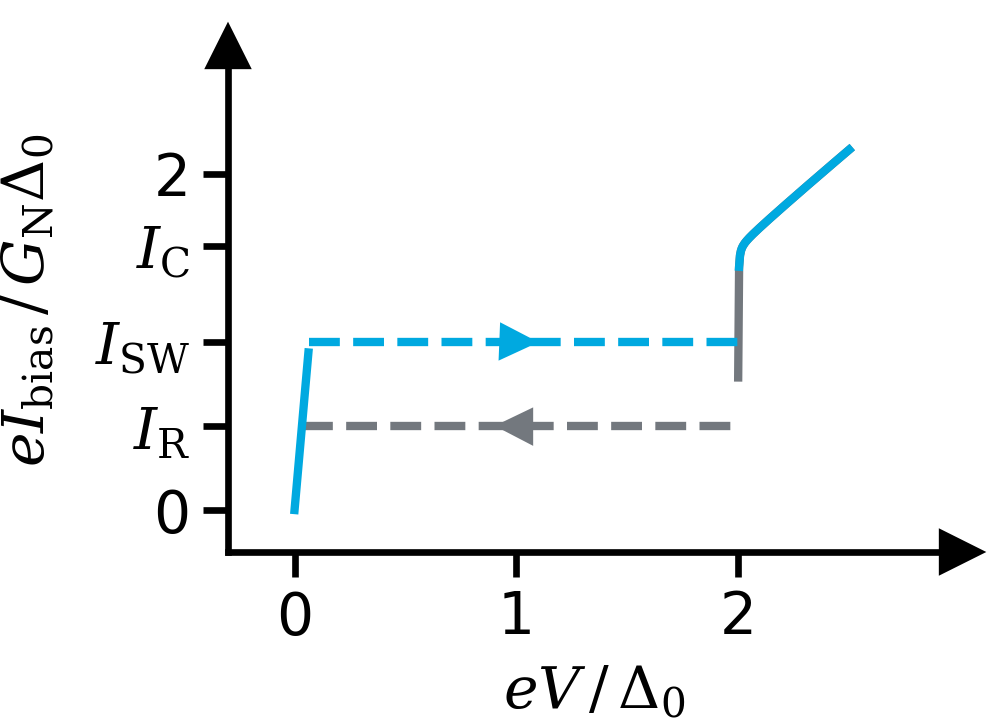
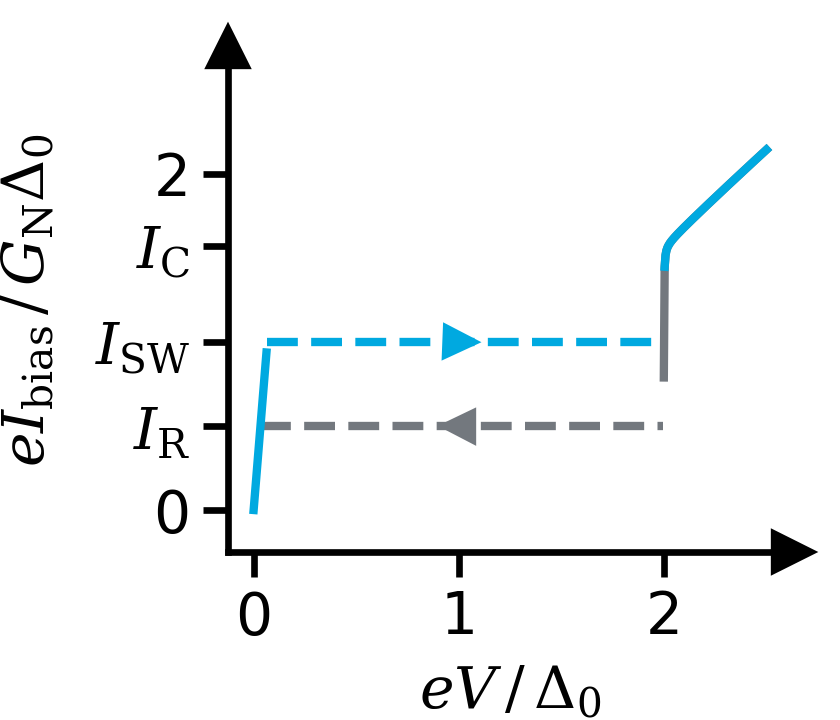
The notebook cell's code change between the first figure and the second:
--- before
+++ after
@@ -1,3 +1,3 @@
-fig, ax = sc.get_figure(figsize=(1.68, 1.2), padding=(0.3, 0.2))
+fig, ax = sc.get_figure(figsize=(1.4, 1.2), padding=(0.3, 0.2))
 
 ax.plot(V, I_R_jp, "--", color=sc.seegrau100)
@@ -12,5 +12,5 @@
 # ax.plot(V, I_R_sc, color=seegrau100)
 
-ax.set_xlim((-0.3, 3))
+# ax.set_xlim((-0.3, 3))
 ax.set_xticks([0, 1, 2], labels=["0", "1", "2"])
 

Commit: updates thesis figures